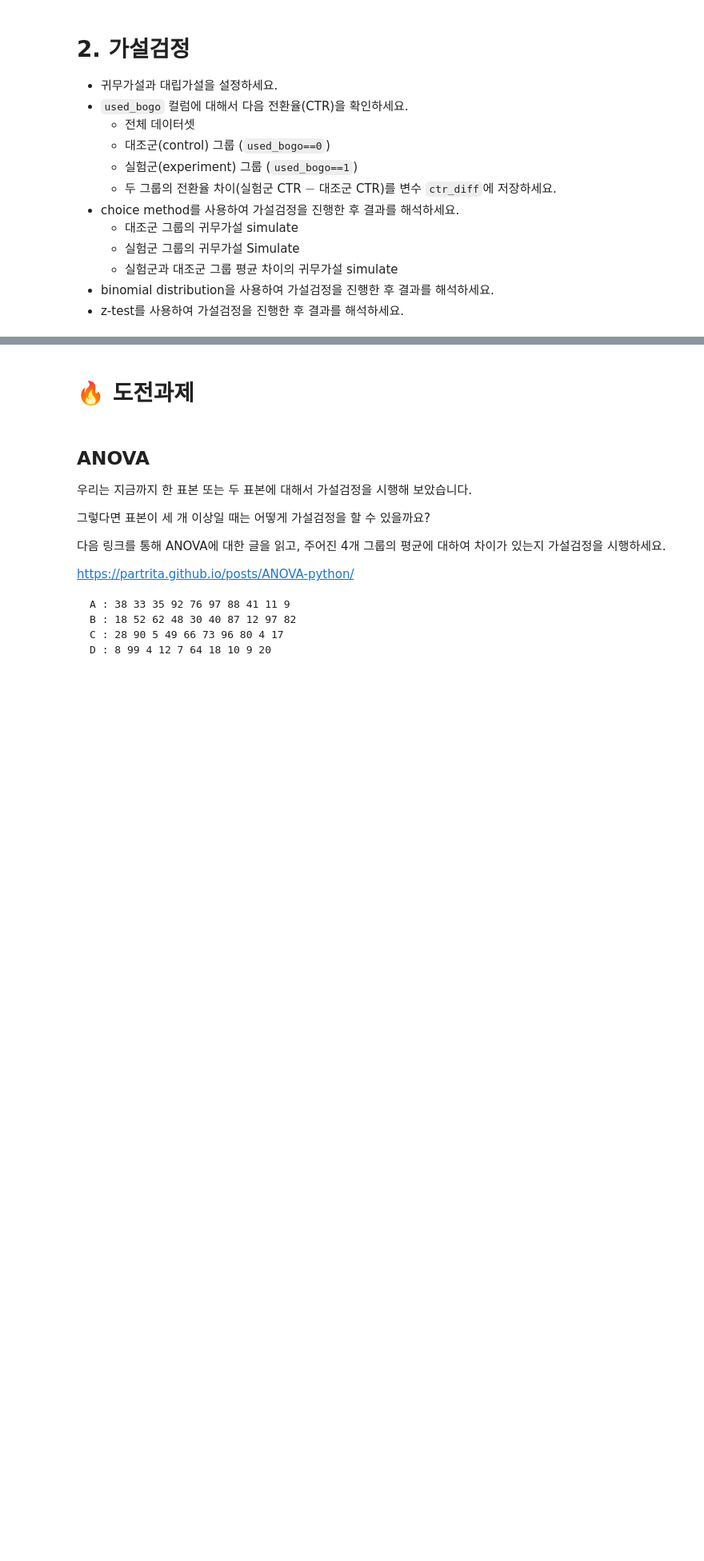
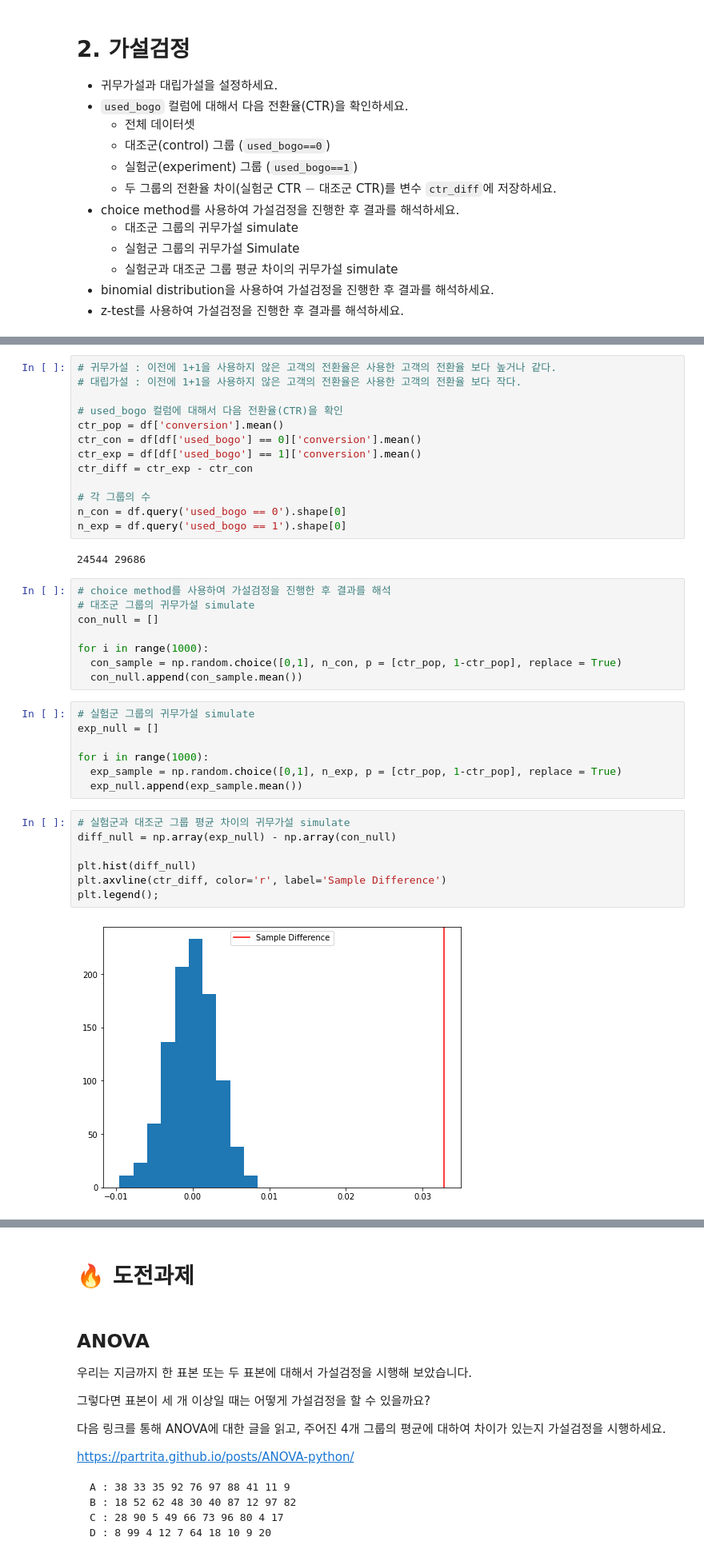
Before and after one commit to KindOrca/BootCamp, a Jupyter notebook: n124-AB-test/n124a - AB Test.ipynb, the cells around one changed output, grey strips where cells are left out. Shown: that part at 80% size. Saved outputs shown, nothing was run; the diff lists cells and outputs as text; blank space fills up the shorter version.

```diff
--- a/n124-AB-test/n124a - AB Test.ipynb
+++ b/n124-AB-test/n124a - AB Test.ipynb
@@ -143,0 +102,39 @@ data_edit[(data_edit['conversion'] != 0)]
+# %%
+# 귀무가설 : 이전에 1+1을 사용하지 않은 고객의 전환율은 사용한 고객의 전환율 보다 높거나 같다.
+# 대립가설 : 이전에 1+1을 사용하지 않은 고객의 전환율은 사용한 고객의 전환율 보다 작다.
+
+# used_bogo 컬럼에 대해서 다음 전환율(CTR)을 확인
+ctr_pop = df['conversion'].mean()
+ctr_con = df[df['used_bogo'] == 0]['conversion'].mean()
+ctr_exp = df[df['used_bogo'] == 1]['conversion'].mean()
+ctr_diff = ctr_exp - ctr_con
+
+# 각 그룹의 수
+n_con = df.query('used_bogo == 0').shape[0]
+n_exp = df.query('used_bogo == 1').shape[0]
+# %% [output]
+24544 29686
+# %%
+# choice method를 사용하여 가설검정을 진행한 후 결과를 해석
+# 대조군 그룹의 귀무가설 simulate
+con_null = []
+
+for i in range(1000):
+  con_sample = np.random.choice([0,1], n_con, p = [ctr_pop, 1-ctr_pop], replace = True)
+  con_null.append(con_sample.mean())
+# %%
+# 실험군 그룹의 귀무가설 simulate
+exp_null = []
+
+for i in range(1000):
+  exp_sample = np.random.choice([0,1], n_exp, p = [ctr_pop, 1-ctr_pop], replace = True)
+  exp_null.append(exp_sample.mean())
+# %%
+# 실험군과 대조군 그룹 평균 차이의 귀무가설 simulate
+diff_null = np.array(exp_null) - np.array(con_null)
+
+plt.hist(diff_null)
+plt.axvline(ctr_diff, color='r', label='Sample Difference')
+plt.legend();
+# %% [output]
+[figure, added]
```
Also changed, not shown: parts of 15 cells of this notebook.
